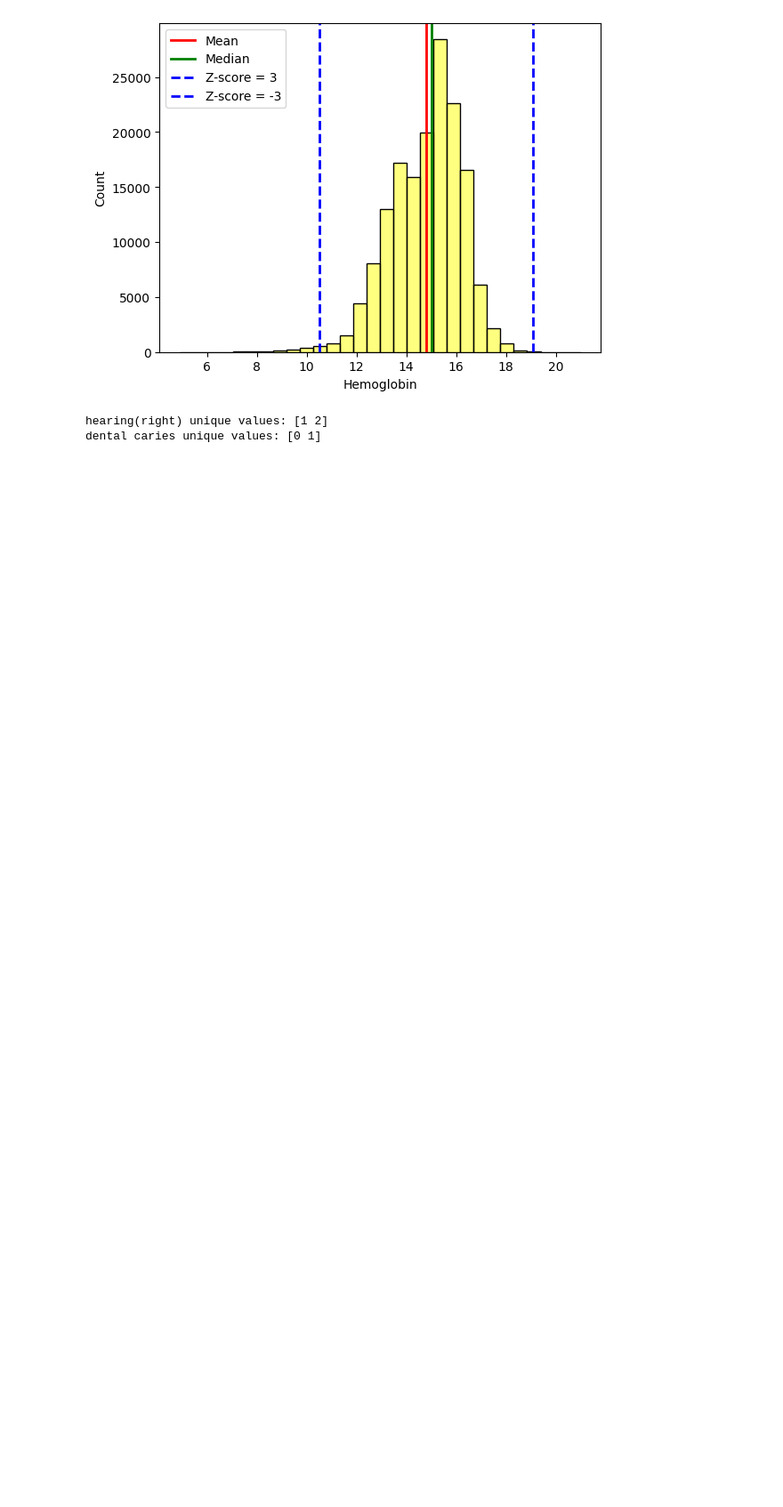
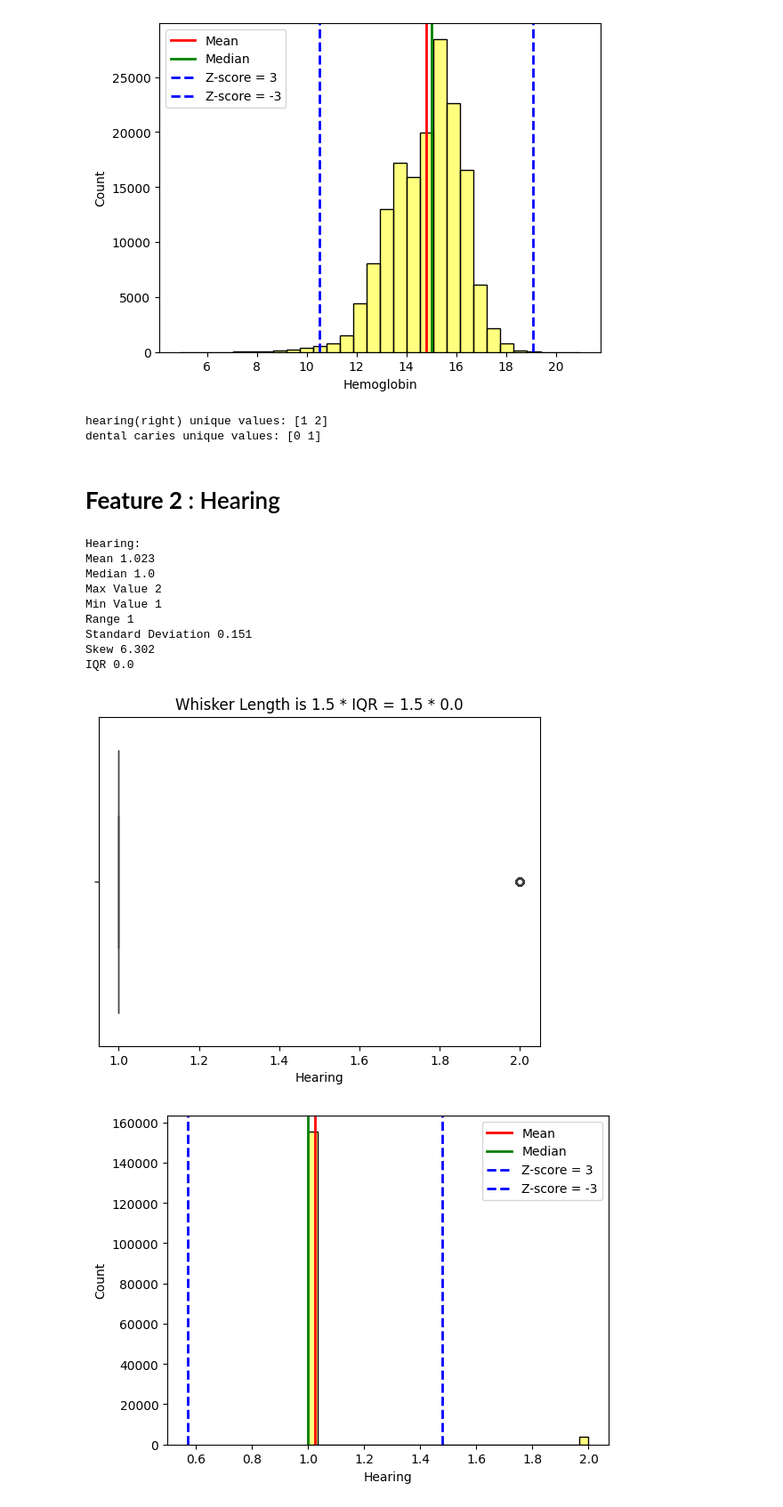
Before and after one commit to ahmedoy/SmokingData-Classification, a Jupyter notebook: data_analysis.ipynb, the cells around one changed output. Shown at 89% size. Saved outputs shown, nothing was run; the diff lists cells and outputs as text; code cells hidden in the pictures; blank space fills up the shorter version.

Commit message:
hearing-feature

```diff
--- a/data_analysis.ipynb
+++ b/data_analysis.ipynb
@@ -93,3 +93,71 @@ print("dental caries unique values:", df['dental caries'].unique())
 # %% [output]
 hearing(right) unique values: [1 2]
 dental caries unique values: [0 1]
+# %% [markdown]
+# **Feature 2** : Hearing
+# %%
+hearing_feature = df['hearing(right)']
+label = df["smoking"]
+
+# Central Tendency Measures
+hearing_mean = hearing_feature.mean()
+hearing_median = hearing_feature.median()
+
+# Measures of Dispersion
+hearing_max_val = hearing_feature.max()
+hearing_min_val = hearing_feature.min()
+hearing_range = hearing_max_val - hearing_min_val
+hearing_std = hearing_feature.std()
+hearing_skew = hearing_feature.skew()
+hearing_iqr = hearing_feature.quantile(0.75) - hearing_feature.quantile(0.25)
+z_score_positive3 = 3 * hearing_std + hearing_mean
+z_score_negative3 = -3 * hearing_std + hearing_mean
+
+print("Hearing:")
+print(f"Mean {round(hearing_mean, 3)}")
+print(f"Median {round(hearing_median, 3)}")
+print(f"Max Value {round(hearing_max_val, 3)}")
+print(f"Min Value {round(hearing_min_val, 3)}")
+print(f"Range {round(hearing_range, 3)}")
+print(f"Standard Deviation {round(hearing_std, 3)}")
+print(f"Skew {round(hearing_skew, 3)}")
+print(f"IQR {round(hearing_iqr, 3)}")
+
+# Box Plot for Hearing Feature
+sns.boxplot(x=hearing_feature)
+plt.xlabel('Hearing')
+plt.title(f"Whisker Length is 1.5 * IQR = 1.5 * {round(hearing_iqr, 3)}")
+plt.show()
+
+# Histogram for Hearing Feature
+sns.histplot(hearing_feature, bins=30, alpha=0.5, color="yellow")
+plt.xlabel('Hearing')
+plt.ylabel('Count')
+plt.axvline(hearing_mean, c='red', ls='-', lw=2)
+plt.axvline(hearing_median, c='green', ls='-', lw=2)
+plt.axvline(z_score_positive3, c='blue', ls='--', lw=2)
+plt.axvline(z_score_negative3, c='blue', ls='--', lw=2)
+
+plt.legend(labels=['Mean', 'Median', "Z-score = 3", "Z-score = -3"])
+plt.show()
+
+# Hearing Feature with respect to the target
+plt.figure(figsize=(8, 6))
+sns.countplot(x="hearing(right)", data=df, hue="smoking")
+plt.xlabel('Hearing')
+plt.ylabel('Count')
+plt.title('Distribution of Hearing and Smoking')
+plt.legend(labels=["Non-Smokers", "Smokers"])
+plt.show()
+# %% [output]
+Hearing:
+Mean 1.023
+Median 1.0
+Max Value 2
+Min Value 1
+Range 1
+Standard Deviation 0.151
+Skew 6.302
+IQR 0.0
+[figure, added]
+[figure, added]
```
Also changed, not shown: parts of 1 cell of this notebook.
